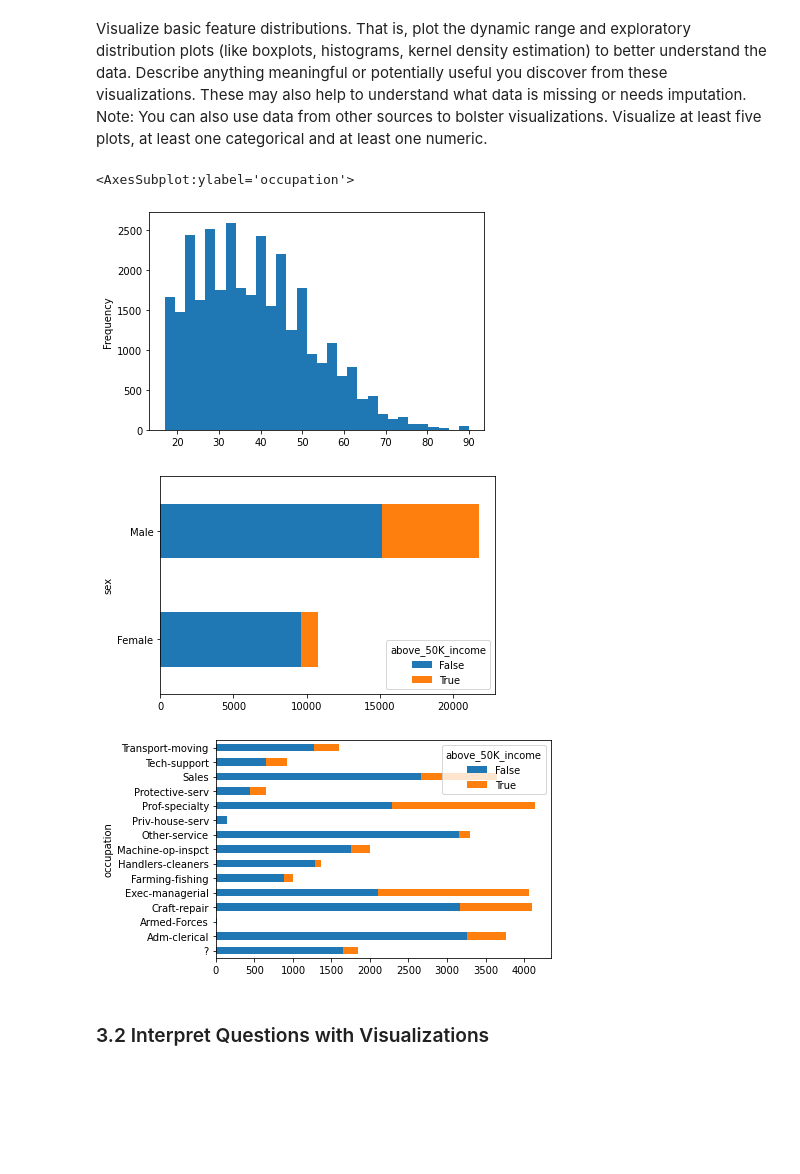
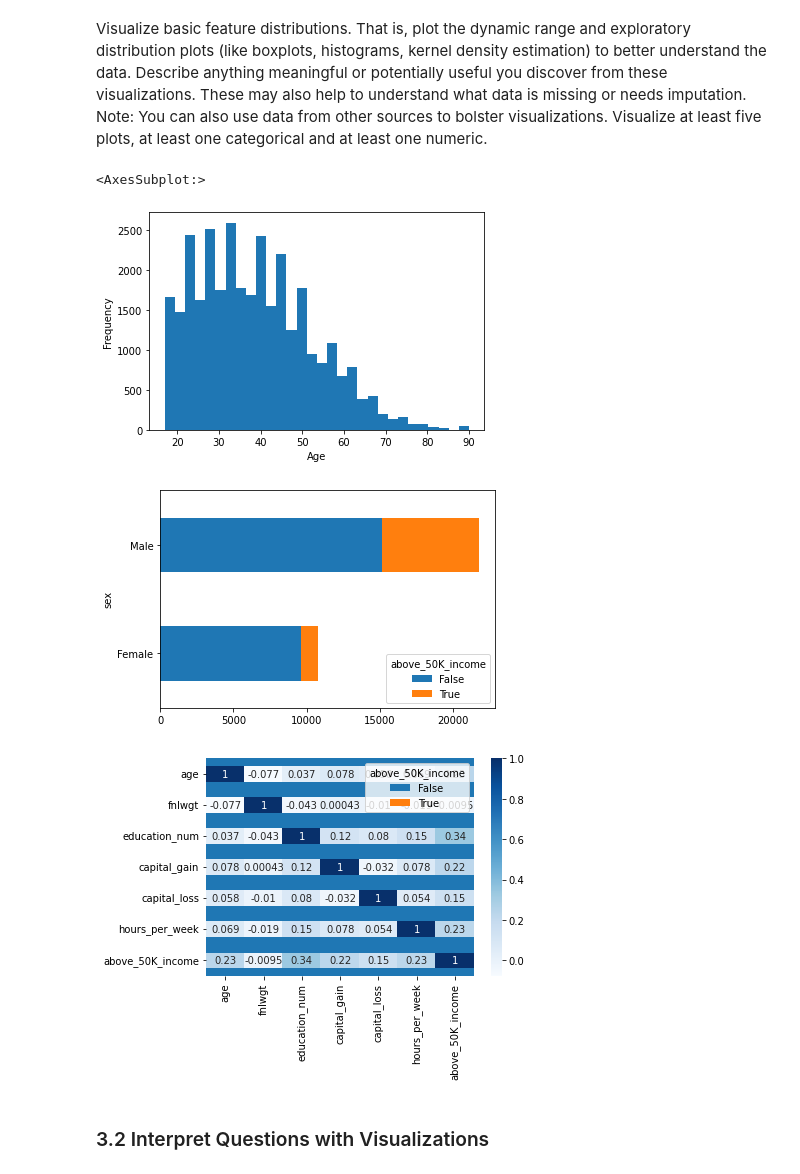
Before and after one commit to mariaherediaa/CS5324-Labs, a Jupyter notebook: Lab1/Lab 1.ipynb, the cells around one changed output. Cells and saved outputs as stored; diff of their text form; code cells hidden in the pictures; blank space fills up the shorter version.

Commit message:
Add corr matrix

```diff
--- a/Lab1/Lab 1.ipynb
+++ b/Lab1/Lab 1.ipynb
@@ -85,13 +87,18 @@ Verify data quality: Explain any missing values or duplicate data. Visualize ent
 Visualize basic feature distributions. That is, plot the dynamic range and exploratory distribution plots (like boxplots, histograms, kernel density estimation) to better understand the data. Describe anything meaningful or potentially useful you discover from these visualizations. These may also help to understand what data is missing or needs imputation. Note: You can also use data from other sources to bolster visualizations. Visualize at least five plots, at least one categorical and at least one numeric.
 # %%
 df.age.plot(kind='hist', bins=30)
+plt.xlabel('Age')
+
 pd.crosstab(df['sex'], df['above_50K_income'].astype(bool)).plot(kind='barh', stacked=True)
-pd.crosstab(df['occupation'], df['above_50K_income'].astype(bool)) .plot(kind='barh', stacked=True)
+pd.crosstab(df['occupation'], df['above_50K_income'].astype(bool)).plot(kind='barh', stacked=True)
+
+corr = df.corr()
+sns.heatmap(corr, cmap="Blues", annot=True)
 # %% [output]
-<AxesSubplot:ylabel='occupation'>
+<AxesSubplot:>
-[figure, old version]
+[figure, new version]
 [figure]
-[figure, old version]
+[figure, new version]
 # %% [markdown]
 ### 3.2 Interpret Questions with Visualizations
 # %%
```
Also changed, not shown: parts of 2 cells of this notebook.
